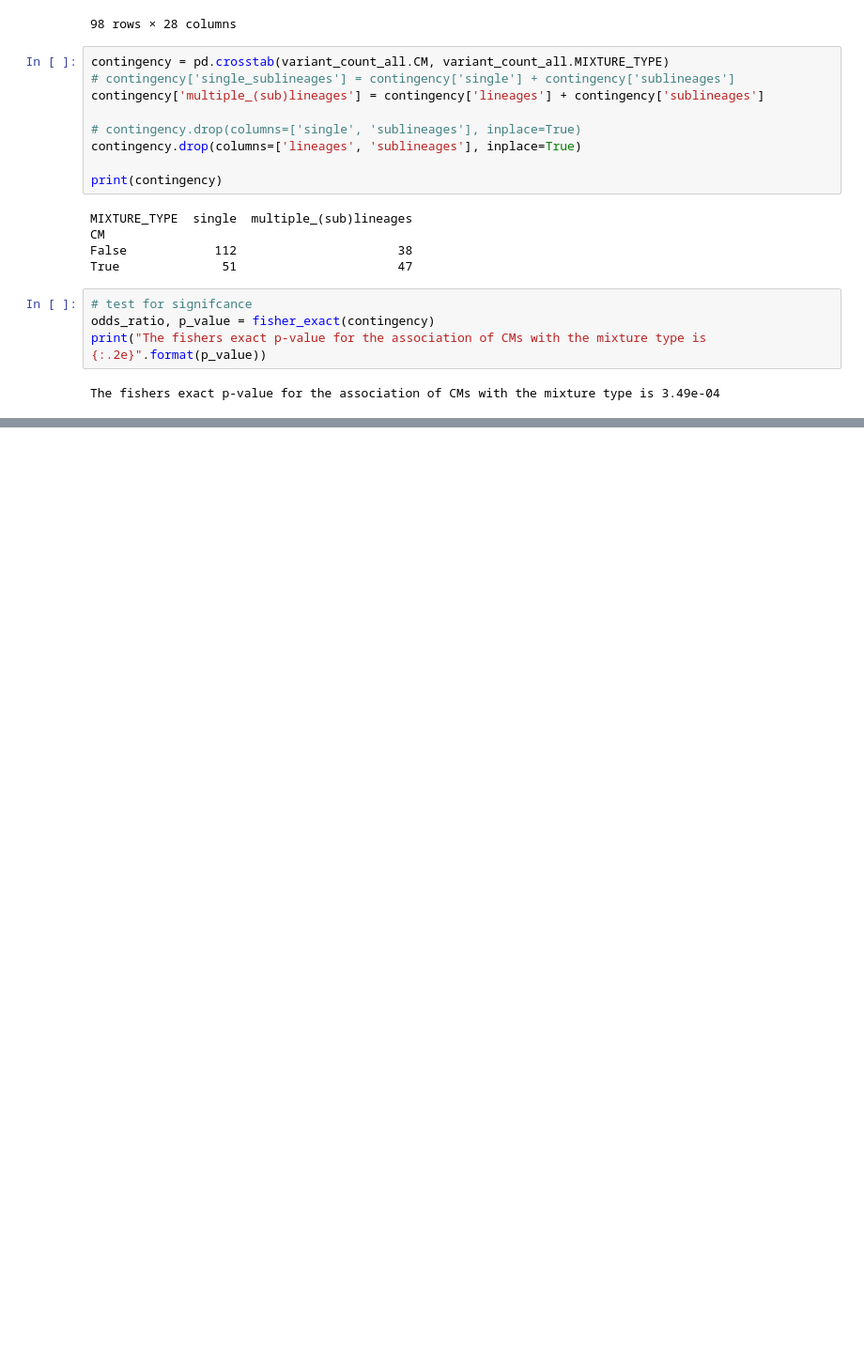
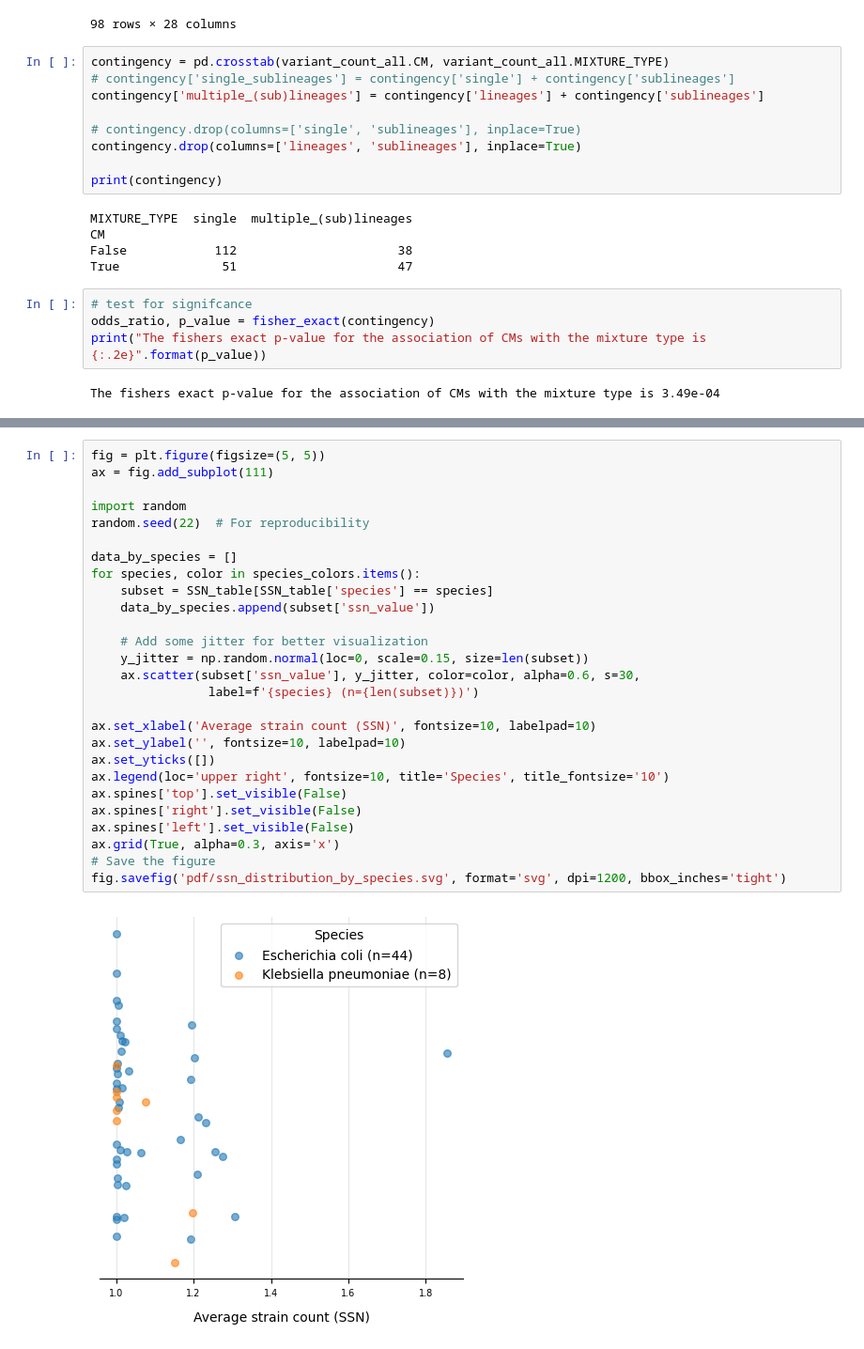
Before and after one commit to viktoria023/thesis-repository, a Jupyter notebook: tuberculosis-RNAP-subpopulations/analysis_refactored.ipynb, the cells around one changed output, grey strips where cells are left out. Shown at 94% size. Cells and saved outputs as stored; diff of their text form; blank space fills up the shorter version.

```diff
--- a/tuberculosis-RNAP-subpopulations/analysis_refactored.ipynb
+++ b/tuberculosis-RNAP-subpopulations/analysis_refactored.ipynb
@@ -1569,0 +1673,29 @@ Testing phasing for all 85 heterogeneous samples with multiple (sub)lineages
+# %%
+fig = plt.figure(figsize=(5, 5))
+ax = fig.add_subplot(111)
+
+import random
+random.seed(22)  # For reproducibility
+
+data_by_species = []
+for species, color in species_colors.items():
+    subset = SSN_table[SSN_table['species'] == species]
+    data_by_species.append(subset['ssn_value'])
+
+    # Add some jitter for better visualization
+    y_jitter = np.random.normal(loc=0, scale=0.15, size=len(subset))
+    ax.scatter(subset['ssn_value'], y_jitter, color=color, alpha=0.6, s=30,
+                label=f'{species} (n={len(subset)})')
+
+ax.set_xlabel('Average strain count (SSN)', fontsize=10, labelpad=10)
+ax.set_ylabel('', fontsize=10, labelpad=10)
+ax.set_yticks([])
+ax.legend(loc='upper right', fontsize=10, title='Species', title_fontsize='10')
+ax.spines['top'].set_visible(False)
+ax.spines['right'].set_visible(False)
+ax.spines['left'].set_visible(False)
+ax.grid(True, alpha=0.3, axis='x')
+# Save the figure
+fig.savefig('pdf/ssn_distribution_by_species.svg', format='svg', dpi=1200, bbox_inches='tight')
+# %% [output]
+[figure, added]
```
Also changed, not shown: parts of 12 cells of this notebook.
